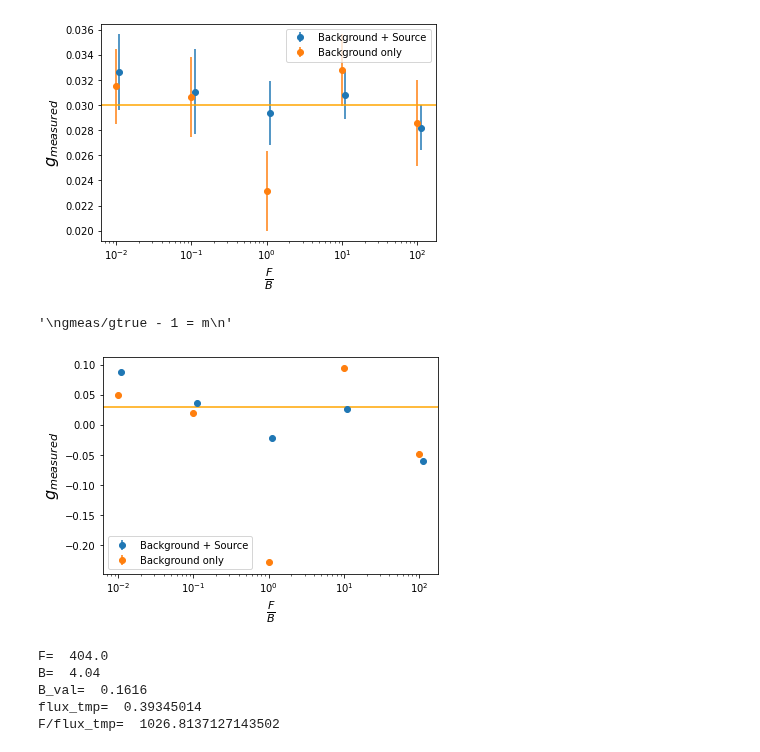
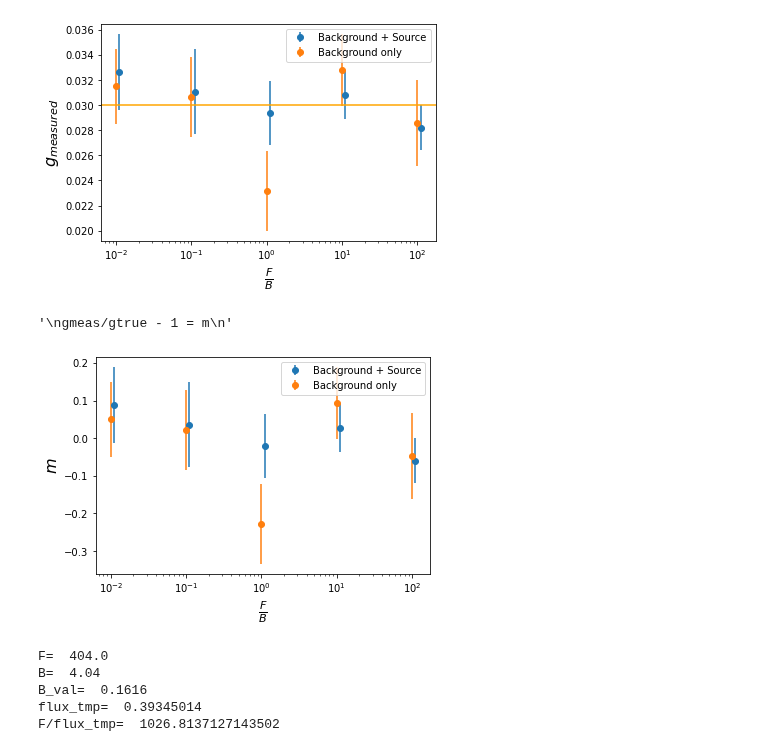
Before and after one commit to norrisbach/Metacal, a Jupyter notebook: metacalUpdated.ipynb, the cells around one changed output. Drawn from its saved outputs; the diff is of its cells as text; code cells hidden in the pictures.

```diff
--- a/metacalUpdated.ipynb
+++ b/metacalUpdated.ipynb
@@ -330,19 +330,18 @@ gmeas/gtrue - 1 = m
 [figure]
 # %%
 #How do I find the yerr value? Do I just put the shear measurement error in place of gmeas in gmeas/gtrue - 1 = m?
-plt.errorbar(np.array(ans1[0])*1.1, (np.array(ans1[1])/shear_true[0]-1), yerr=ans1[3], fmt='o', label='Background + Source')
-plt.errorbar(ans2[0], (np.array(ans2[1])/shear_true[0]-1), yerr=ans2[3], fmt='o', label='Background only')
-plt.axhline(shear_true[0], color="orange")
+plt.errorbar(np.array(ans1[0])*1.1, (np.array(ans1[1])/shear_true[0]-1), yerr=np.array(ans1[3])/shear_true[0], fmt='o', label='Background + Source')
+plt.errorbar(ans2[0], (np.array(ans2[1])/shear_true[0]-1), yerr=np.array(ans2[3])/shear_true[0], fmt='o', label='Background only')
 plt.xscale("log")
 plt.xlabel(r'$\frac{F}{B}$', fontsize=16)
-plt.ylabel(r'$g_{measured}$', fontsize=16)
+plt.ylabel(r'$m$', fontsize=16)
 plt.legend()
 """
 gmeas/gtrue - 1 = m
 """
 # %% [output]
 '\ngmeas/gtrue - 1 = m\n'
-[figure, old version]
+[figure, new version]
 # %%
 """
 im_noiseNormal = im
```
